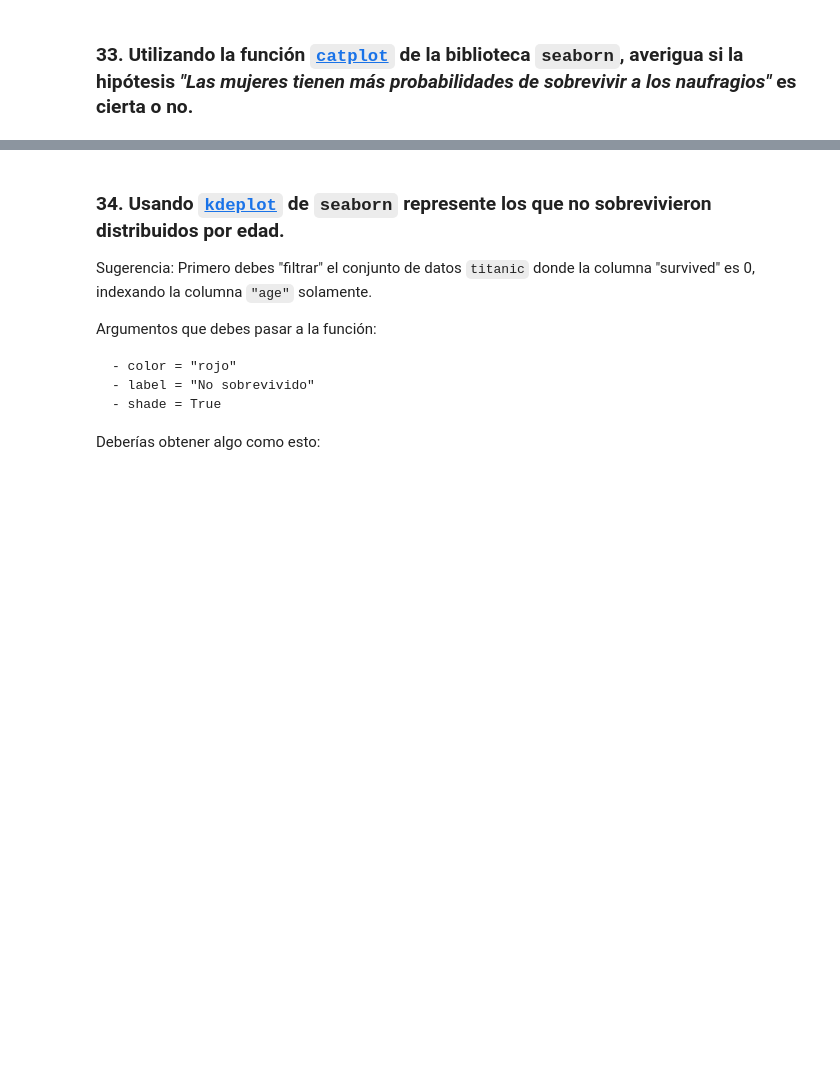
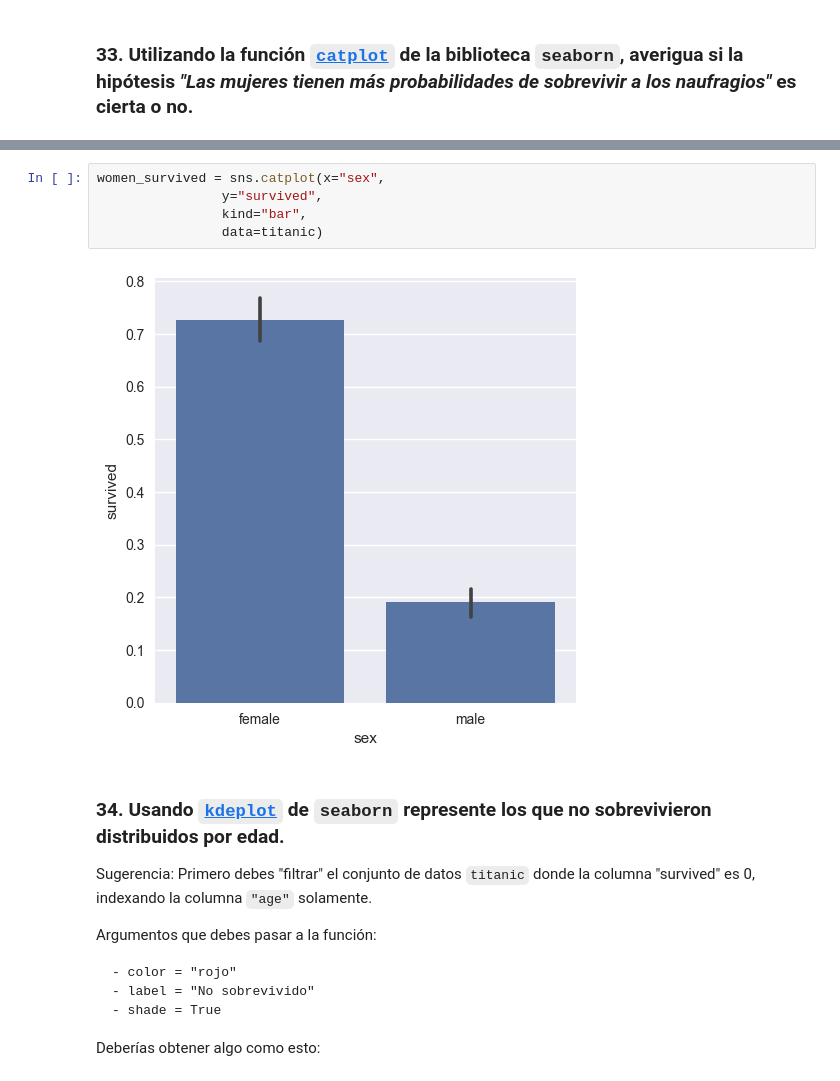
Before and after one commit to javipiazza94/Data-Science-TBB, a Jupyter notebook: THE_BRIDGE_DS_BC/2-Data Analytics/4-Pandas/Ejercicios/10-titanic/Titanic.ipynb, the cells around one changed output, grey strips where cells are left out. Cells and saved outputs as stored; diff of their text form; blank space fills up the shorter version.

```diff
--- a/THE_BRIDGE_DS_BC/2-Data Analytics/4-Pandas/Ejercicios/10-titanic/Titanic.ipynb
+++ b/THE_BRIDGE_DS_BC/2-Data Analytics/4-Pandas/Ejercicios/10-titanic/Titanic.ipynb
@@ -431,6 +555,13 @@ import matplotlib.pyplot as plt
 ### 33. Utilizando la función [`catplot`](https://seaborn.pydata.org/generated/seaborn.catplot.html) de la biblioteca `seaborn`, averigua si la hipótesis _"Las mujeres tienen más probabilidades de sobrevivir a los naufragios"_ es cierta o no.
 # %% [markdown]
 ![catplot](./img/catplotgen.png)
+# %%
+women_survived = sns.catplot(x="sex",
+                y="survived",
+                kind="bar",
+                data=titanic)
+# %% [output]
+[figure, added]
 # %% [markdown]
 ### 34. Usando [`kdeplot`]("https://seaborn.pydata.org/generated/seaborn.kdeplot.html") de `seaborn` represente los que no sobrevivieron distribuidos por edad.
 
```
Also changed, not shown: parts of 24 cells of this notebook, 1 other file.
